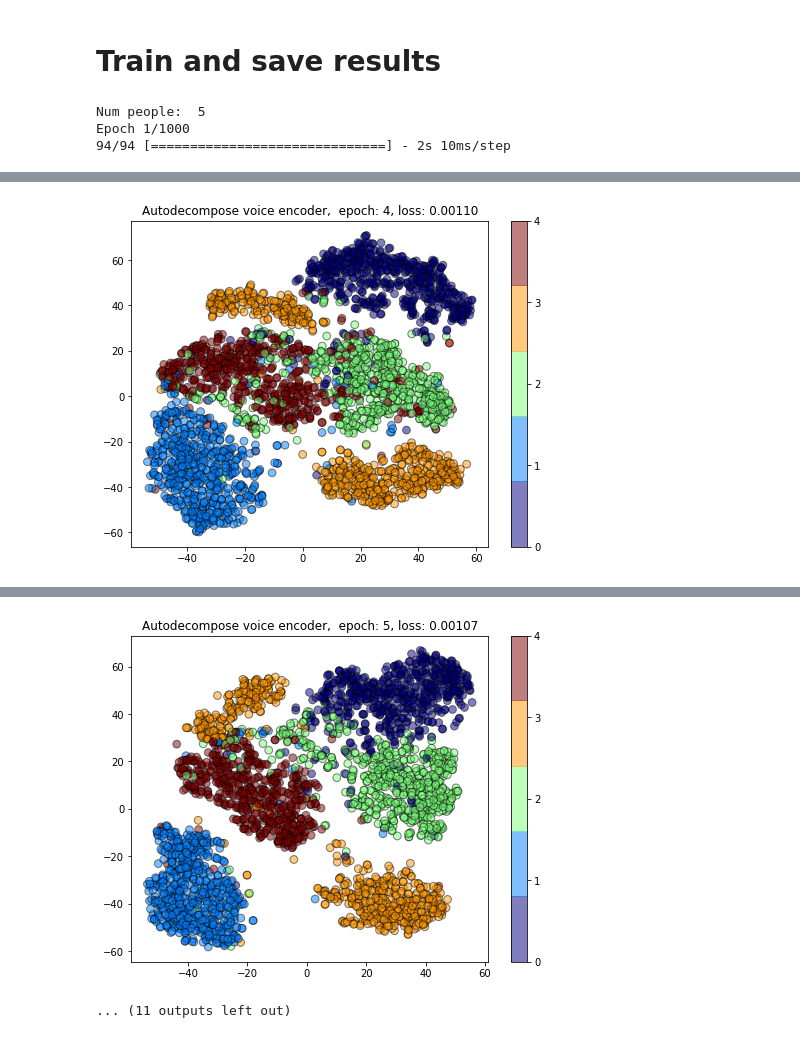
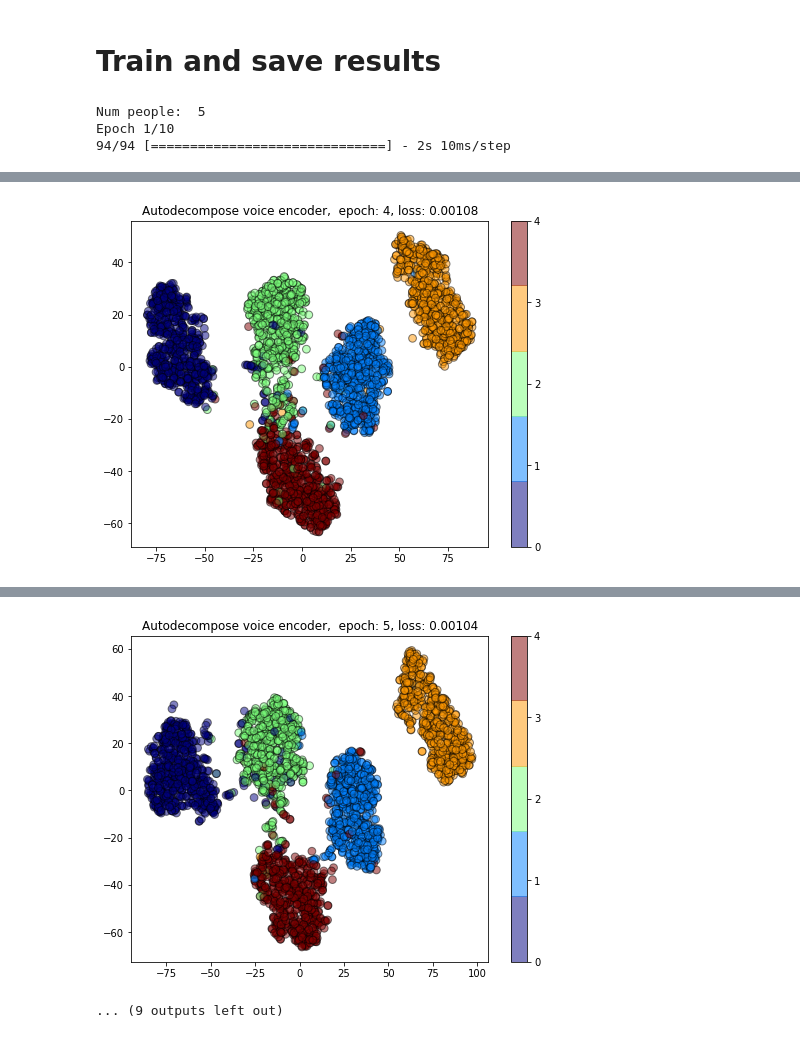
Before and after one commit to rezabonyadi/autodecompose, a Jupyter notebook: autodecompose_example_notebook.ipynb, the cells around one changed output, grey strips where cells are left out. Drawn from its saved outputs; the diff is of its cells as text; code cells hidden in the pictures.

```diff
--- a/autodecompose_example_notebook.ipynb
+++ b/autodecompose_example_notebook.ipynb
@@ -546,9 +571,9 @@ ________________________________________________________________________________
 # Pre-trained models
 
 from tensorflow import keras
-model_base_address = '/content/drive/My Drive/results/mel_bottleneck_decompose/audio_results_test/pretrained_models/'
+model_base_address = './pretrained_models'
 
-recons_model = keras.models.load_model(''.join([model_base_address, '/model_s64_c64_s128_c128_youtube_manipulateinput_no_overlap_256_256_450steps.h5']))
+recons_model = keras.models.load_model(''.join([model_base_address, '/model_s64_c64_s128_c128_youtube_manipulateinput_no_overlap_256_256_500steps.h5']))
 # recons_model = keras.models.load_model(''.join([model_base_address, '/model_s64_c64_s128_c128_libri_manipulateinput_no_overlap_256_256_500steps.h5']))
 
 encoder_p = recons_model.layers[2]
@@ -645,8 +670,8 @@ train_ds = tf.data.Dataset.from_tensor_slices((orig_data))
 train_ds = train_ds
 dataset = train_ds.shuffle(10000).map(get_augmentations, num_parallel_calls=AUTO).batch(BATCH_SIZE).prefetch(AUTO)
 
-history = recons_model.fit(dataset, epochs=1000, callbacks=[EmbeddingEvaluationCallback()])
+history = recons_model.fit(dataset, epochs=10, callbacks=[EmbeddingEvaluationCallback()])
 # %% [output]
 Num people:  5
-Epoch 1/1000
+Epoch 1/10
 94/94 [==============================] - 2s 10ms/step
@@ -668,2 +693,2 @@ Epoch 5/1000
 94/94 [==============================] - 1s 10ms/step
-[figure, old version]
+[figure, new version]
@@ -672,6 +697,6 @@ Epoch 6/1000
 94/94 [==============================] - 1s 10ms/step
-[figure, old version]
+[figure, new version]
-... (11 outputs left out)
+... (9 outputs left out)
 # %%
 # directory = '/content/drive/My Drive/results/mel_bottleneck_decompose/audio_results_test/pretrained_models/'
 # if not os.path.exists(directory):
```
Also changed, not shown: parts of 6 cells of this notebook.
